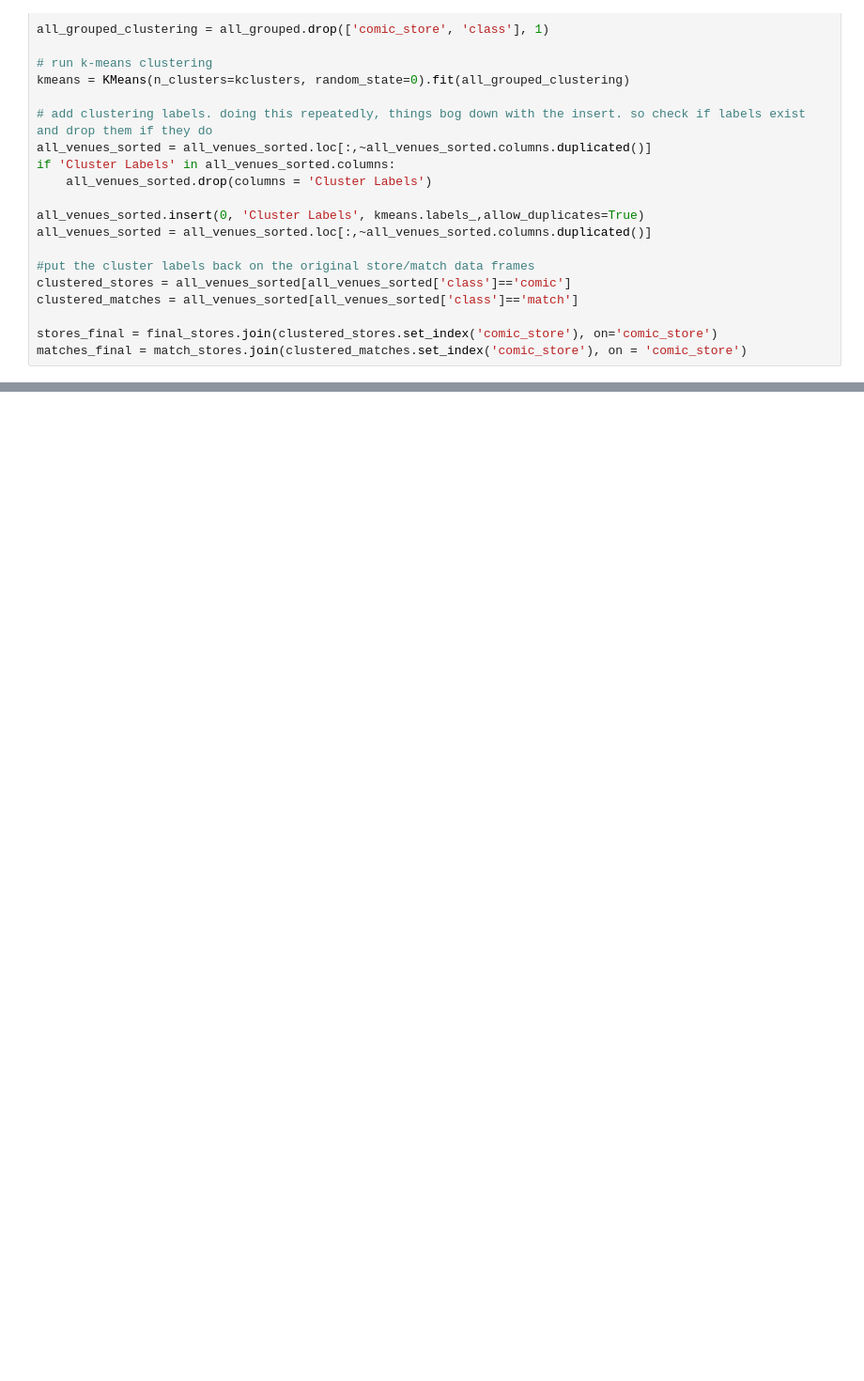
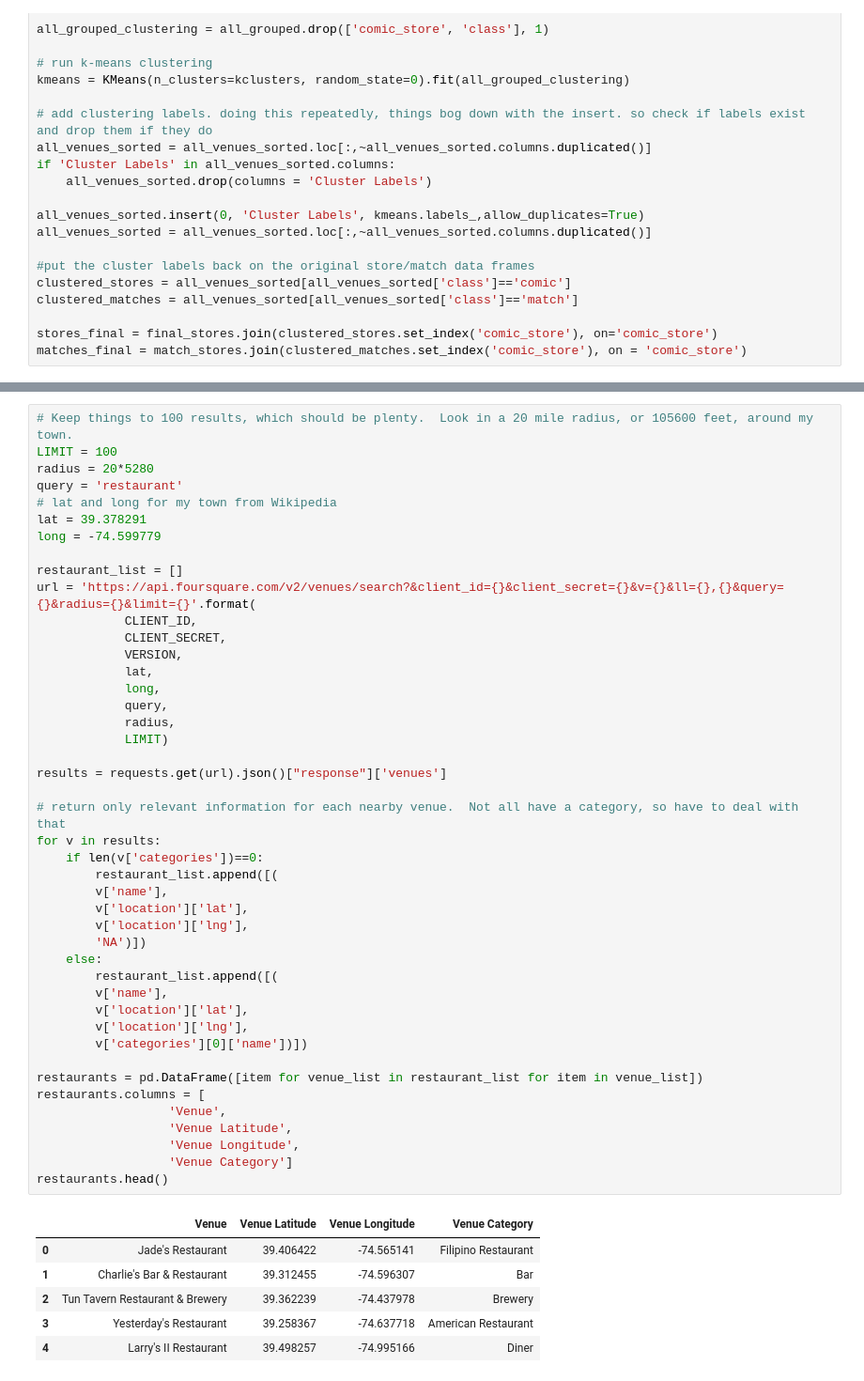
Before and after one commit to akonkel/Coursera_Capstone, a Jupyter notebook: capstone_notebook.ipynb, the cells around one changed output, grey strips where cells are left out. Shown at 94% size. Saved outputs shown, nothing was run; the diff lists cells and outputs as text; blank space fills up the shorter version.

```diff
--- a/capstone_notebook.ipynb
+++ b/capstone_notebook.ipynb
@@ -438,0 +512,51 @@ matches_final[matches_final['Cluster Labels'].isnull()]
+# %%
+# Keep things to 100 results, which should be plenty.  Look in a 20 mile radius, or 105600 feet, around my town.
+LIMIT = 100
+radius = 20*5280
+query = 'restaurant'
+# lat and long for my town from Wikipedia
+lat = 39.378291
+long = -74.599779
+
+restaurant_list = []
+url = 'https://api.foursquare.com/v2/venues/search?&client_id={}&client_secret={}&v={}&ll={},{}&query={}&radius={}&limit={}'.format(
+            CLIENT_ID,
+            CLIENT_SECRET,
+            VERSION,
+            lat,
+            long,
+            query,
+            radius,
+            LIMIT)
+
+results = requests.get(url).json()["response"]['venues']
+
+# return only relevant information for each nearby venue.  Not all have a category, so have to deal with that
+for v in results:
+    if len(v['categories'])==0:
+        restaurant_list.append([(
+        v['name'],
+        v['location']['lat'],
+        v['location']['lng'],
+        'NA')])
+    else:
+        restaurant_list.append([(
+        v['name'],
+        v['location']['lat'],
+        v['location']['lng'],
+        v['categories'][0]['name'])])
+
+restaurants = pd.DataFrame([item for venue_list in restaurant_list for item in venue_list])
+restaurants.columns = [
+                  'Venue',
+                  'Venue Latitude',
+                  'Venue Longitude',
+                  'Venue Category']
+restaurants.head()
+# %% [output]
+|  | Venue | Venue Latitude | Venue Longitude | Venue Category |
+| 0 | Jade's Restaurant | 39.406422 | -74.565141 | Filipino Restaurant |
+| 1 | Charlie's Bar & Restaurant | 39.312455 | -74.596307 | Bar |
+| 2 | Tun Tavern Restaurant & Brewery | 39.362239 | -74.437978 | Brewery |
+| 3 | Yesterday's Restaurant | 39.258367 | -74.637718 | American Restaurant |
+| 4 | Larry's II Restaurant | 39.498257 | -74.995166 | Diner |
```
Also changed, not shown: parts of 27 cells of this notebook.
